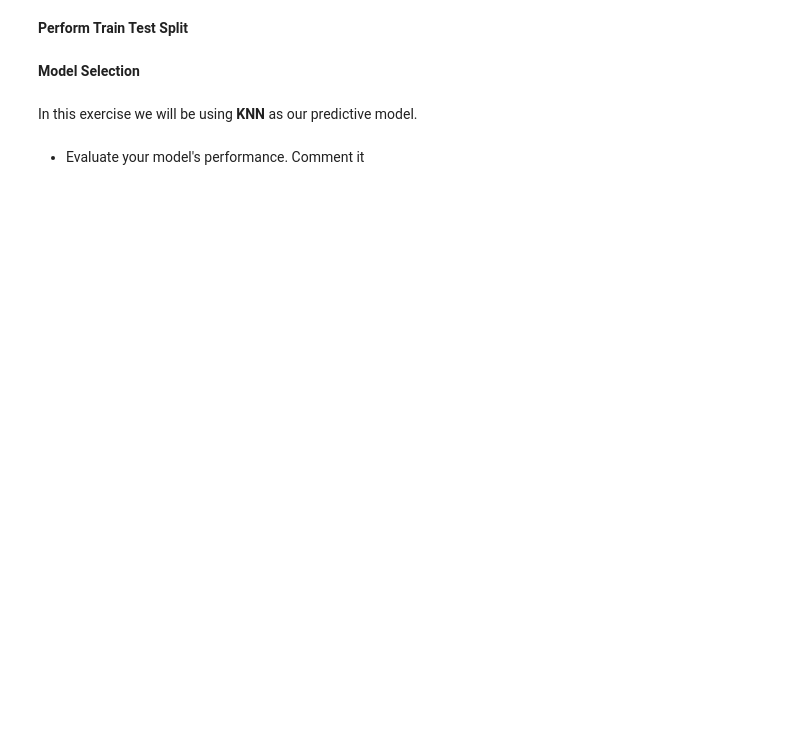
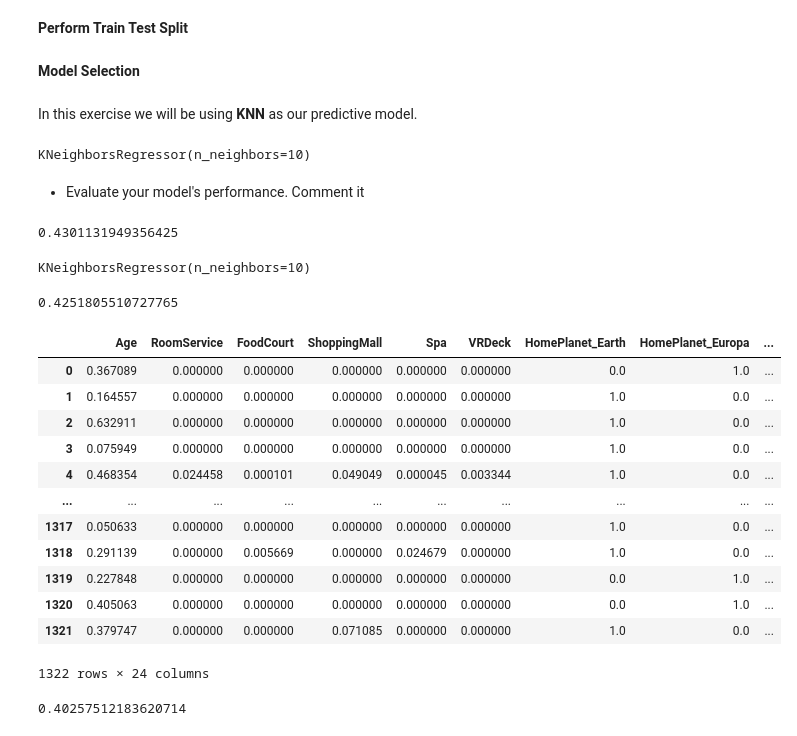
Before and after one commit to ivanalonsom/lab-feature-engineering, a Jupyter notebook: lab-feature_eng.ipynb, the cells around one changed output. Saved outputs shown, nothing was run; the diff lists cells and outputs as text; code cells hidden in the pictures; blank space fills up the shorter version.

```diff
--- a/lab-feature_eng.ipynb
+++ b/lab-feature_eng.ipynb
@@ -149,6 +138,8 @@ spaceship_no_num_dummies.head()
 # %%
 #your code here
 
+featured = spaceship_no_num_dummies.drop("Transported", axis=1)
+
 target = spaceship[["Transported"]]
 
-X_train, X_test, y_train, y_test = train_test_split(spaceship_no_num_dummies, target, test_size=0.2, random_state=42)
+X_train, X_test, y_train, y_test = train_test_split(featured, target, test_size=0.2, random_state=42)
@@ -161,4 +156,18 @@ In this exercise we will be using **KNN** as our predictive model.
+# %%
+#your code here
+
+from sklearn.neighbors import KNeighborsRegressor
+
+knn = KNeighborsRegressor(n_neighbors=10)
+
+knn.fit(X_train, y_train)
+# %% [output]
+KNeighborsRegressor(n_neighbors=10)
 # %% [markdown]
 - Evaluate your model's performance. Comment it
 # %%
 #your code here
+
+knn.score(X_test, y_test)
+# %% [output]
+0.4301131949356425
@@ -164,0 +184,51 @@ In this exercise we will be using **KNN** as our predictive model.
+# %%
+knn_scaled = KNeighborsRegressor(n_neighbors=10)
+
+knn_scaled.fit(X_train_scaled, y_train)
+# %% [output]
+KNeighborsRegressor(n_neighbors=10)
+# %%
+knn_scaled.score(X_test_scaled, y_test)
+
+# Escalando ha empeorado ligeramente
+# %% [output]
+0.4251805510727765
+# %%
+#Voy a usar datos normalizados
+from sklearn.preprocessing import MinMaxScaler, StandardScaler
+
+normalizer = MinMaxScaler()
+
+X_train_norm = normalizer.fit_transform(X_train)        # fit transform hace que mi modelo va a ajustar mis datos y a la vez se va a entrenar con ellos.
+
+X_test_norm = normalizer.transform(X_test)
+# %%
+X_train_norm = pd.DataFrame(X_train_norm, columns = X_train.columns)
+
+X_test_norm = pd.DataFrame(X_test_norm, columns = X_test.columns)
+
+X_test_norm
+# %% [output]
+|  | Age | RoomService | FoodCourt | ShoppingMall | Spa | VRDeck | HomePlanet_Earth | HomePlanet_Europa | ... |
+| 0 | 0.367089 | 0.000000 | 0.000000 | 0.000000 | 0.000000 | 0.000000 | 0.0 | 1.0 | ... |
+| 1 | 0.164557 | 0.000000 | 0.000000 | 0.000000 | 0.000000 | 0.000000 | 1.0 | 0.0 | ... |
+| 2 | 0.632911 | 0.000000 | 0.000000 | 0.000000 | 0.000000 | 0.000000 | 1.0 | 0.0 | ... |
+| 3 | 0.075949 | 0.000000 | 0.000000 | 0.000000 | 0.000000 | 0.000000 | 1.0 | 0.0 | ... |
+| 4 | 0.468354 | 0.024458 | 0.000101 | 0.049049 | 0.000045 | 0.003344 | 1.0 | 0.0 | ... |
+| ... | ... | ... | ... | ... | ... | ... | ... | ... | ... |
+| 1317 | 0.050633 | 0.000000 | 0.000000 | 0.000000 | 0.000000 | 0.000000 | 1.0 | 0.0 | ... |
+| 1318 | 0.291139 | 0.000000 | 0.005669 | 0.000000 | 0.024679 | 0.000000 | 1.0 | 0.0 | ... |
+| 1319 | 0.227848 | 0.000000 | 0.000000 | 0.000000 | 0.000000 | 0.000000 | 0.0 | 1.0 | ... |
+| 1320 | 0.405063 | 0.000000 | 0.000000 | 0.000000 | 0.000000 | 0.000000 | 0.0 | 1.0 | ... |
+| 1321 | 0.379747 | 0.000000 | 0.000000 | 0.071085 | 0.000000 | 0.000000 | 1.0 | 0.0 | ... |
+1322 rows × 24 columns
+# %%
+knn_normalized = KNeighborsRegressor(n_neighbors=10)
+
+knn_normalized.fit(X_train_norm, y_train)
+
+knn_normalized.score(X_test_norm, y_test)
+
+# De nuevo, obtenemos peores resultados que sin tocar nada.
+# %% [output]
+0.40257512183620714
```
Also changed, not shown: parts of 5 cells of this notebook.
